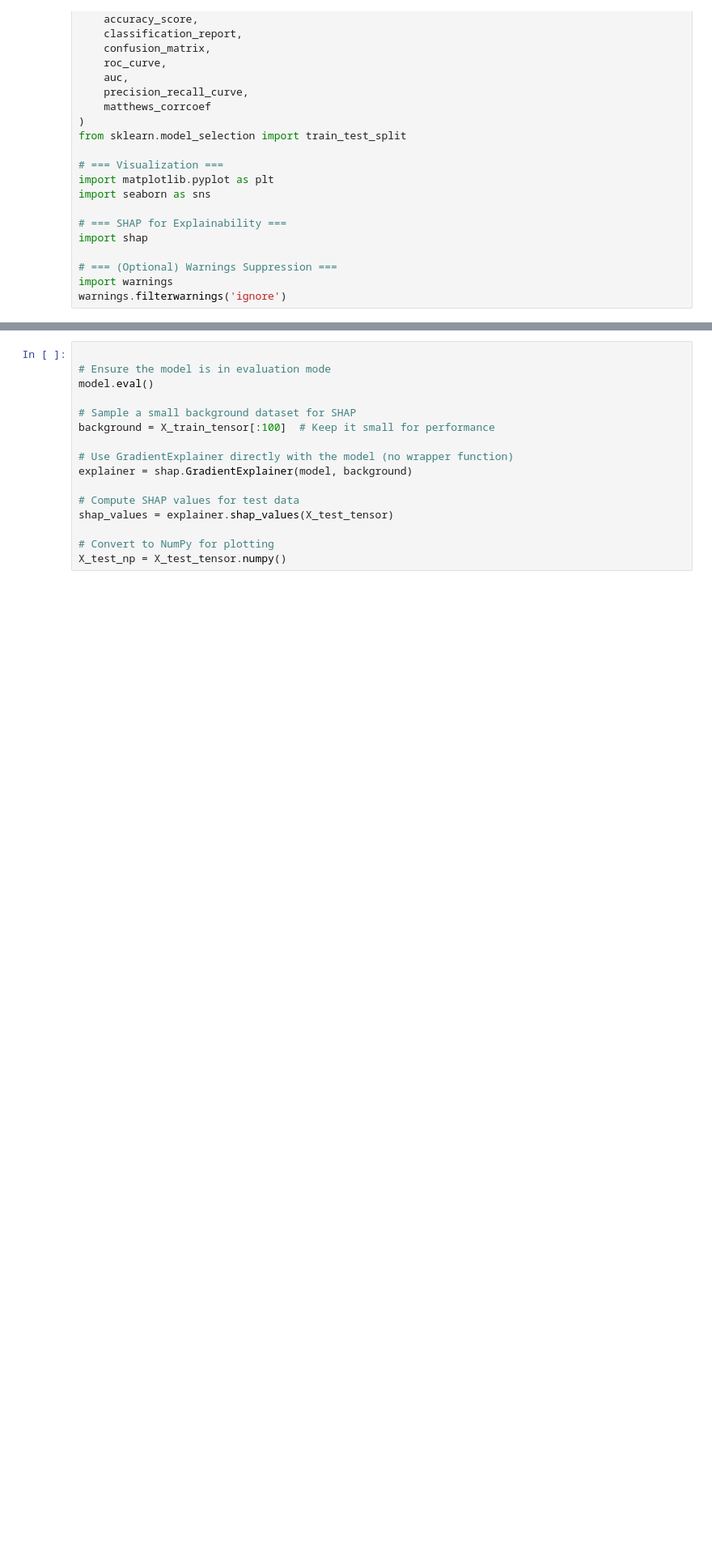
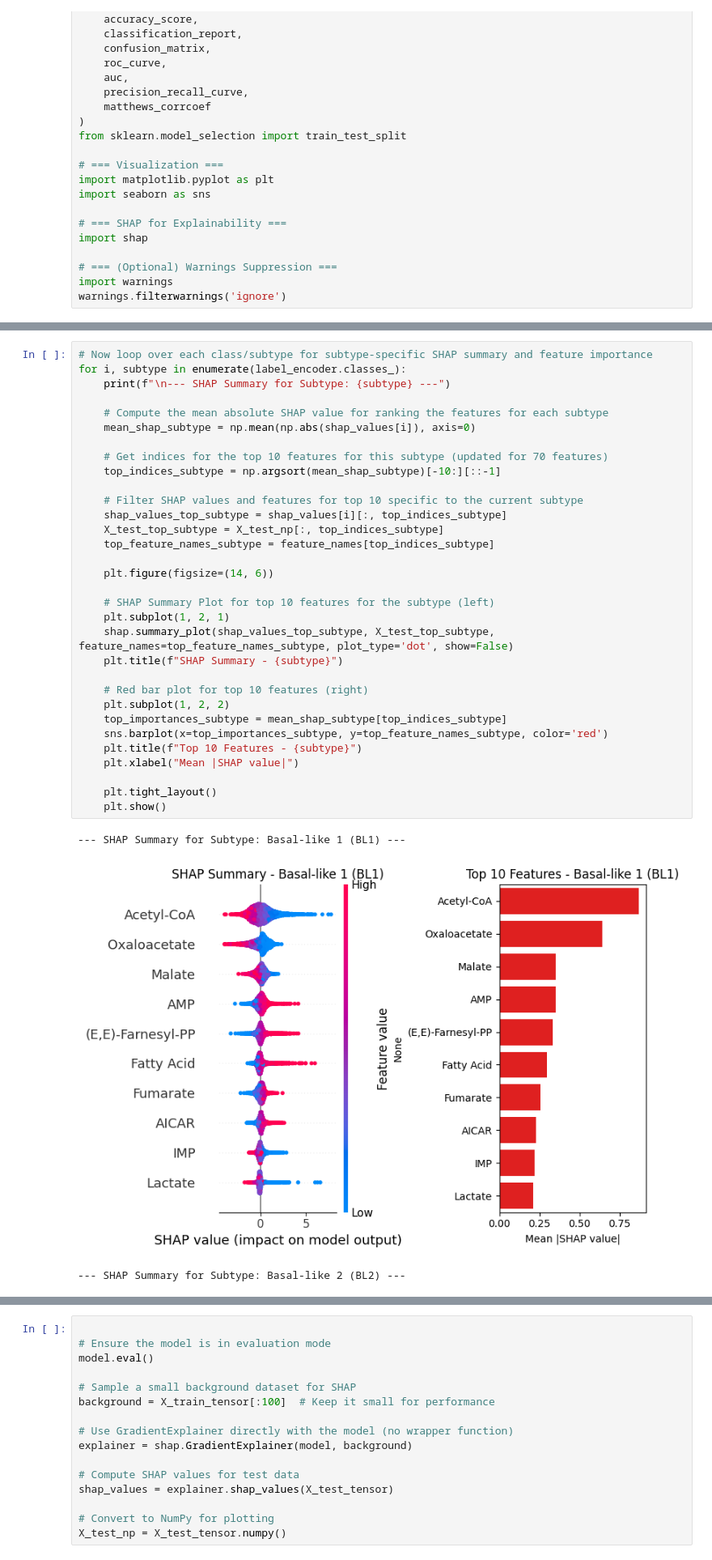
Before and after one commit to idealoladipupo/TNBC_PREDICTIONS_, a Jupyter notebook: TRANSFORMER_MODEL_M.ipynb, the cells around one changed output, grey strips where cells are left out. Shown at 81% size. Saved outputs shown, nothing was run; the diff lists cells and outputs as text; blank space fills up the shorter version.

```diff
--- a/TRANSFORMER_MODEL_M.ipynb
+++ b/TRANSFORMER_MODEL_M.ipynb
@@ -240,0 +308,36 @@ plt.show()
+# %%
+# Now loop over each class/subtype for subtype-specific SHAP summary and feature importance
+for i, subtype in enumerate(label_encoder.classes_):
+    print(f"\n--- SHAP Summary for Subtype: {subtype} ---")
+
+    # Compute the mean absolute SHAP value for ranking the features for each subtype
+    mean_shap_subtype = np.mean(np.abs(shap_values[i]), axis=0)
+
+    # Get indices for the top 10 features for this subtype (updated for 70 features)
+    top_indices_subtype = np.argsort(mean_shap_subtype)[-10:][::-1]
+
+    # Filter SHAP values and features for top 10 specific to the current subtype
+    shap_values_top_subtype = shap_values[i][:, top_indices_subtype]
+    X_test_top_subtype = X_test_np[:, top_indices_subtype]
+    top_feature_names_subtype = feature_names[top_indices_subtype]
+
+    plt.figure(figsize=(14, 6))
+
+    # SHAP Summary Plot for top 10 features for the subtype (left)
+    plt.subplot(1, 2, 1)
+    shap.summary_plot(shap_values_top_subtype, X_test_top_subtype, feature_names=top_feature_names_subtype, plot_type='dot', show=False)
+    plt.title(f"SHAP Summary - {subtype}")
+
+    # Red bar plot for top 10 features (right)
+    plt.subplot(1, 2, 2)
+    top_importances_subtype = mean_shap_subtype[top_indices_subtype]
+    sns.barplot(x=top_importances_subtype, y=top_feature_names_subtype, color='red')
+    plt.title(f"Top 10 Features - {subtype}")
+    plt.xlabel("Mean |SHAP value|")
+
+    plt.tight_layout()
+    plt.show()
+# %% [output]
+--- SHAP Summary for Subtype: Basal-like 1 (BL1) ---
+[figure, added]
+--- SHAP Summary for Subtype: Basal-like 2 (BL2) ---
```
Also changed, not shown: parts of 66 cells of this notebook.
